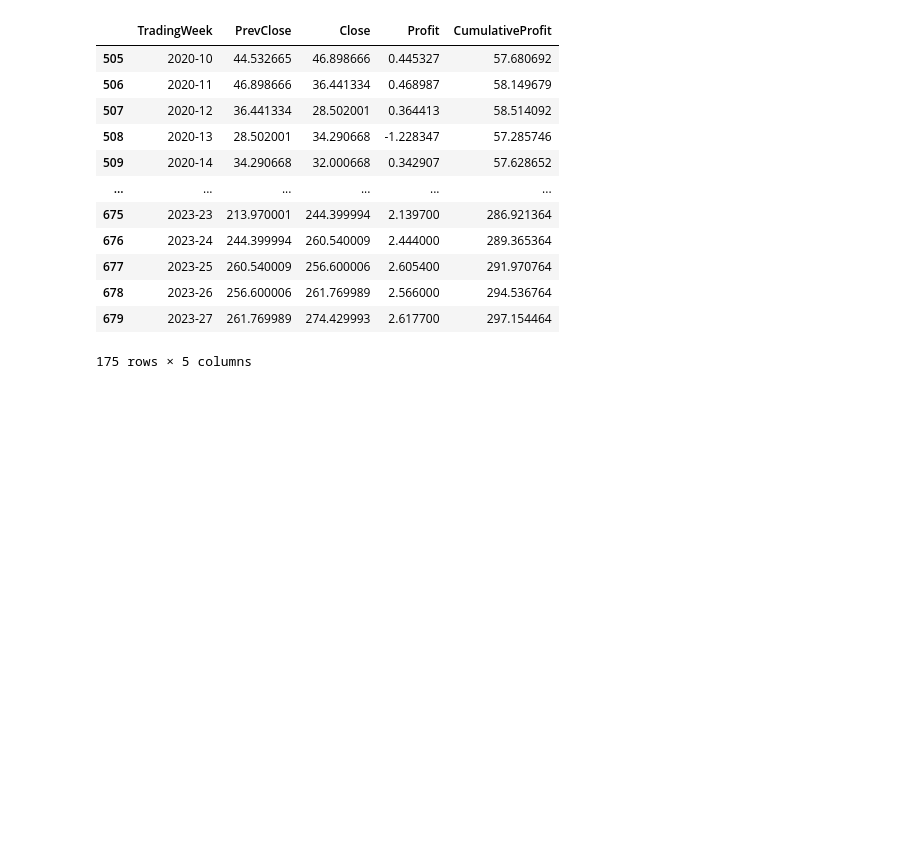
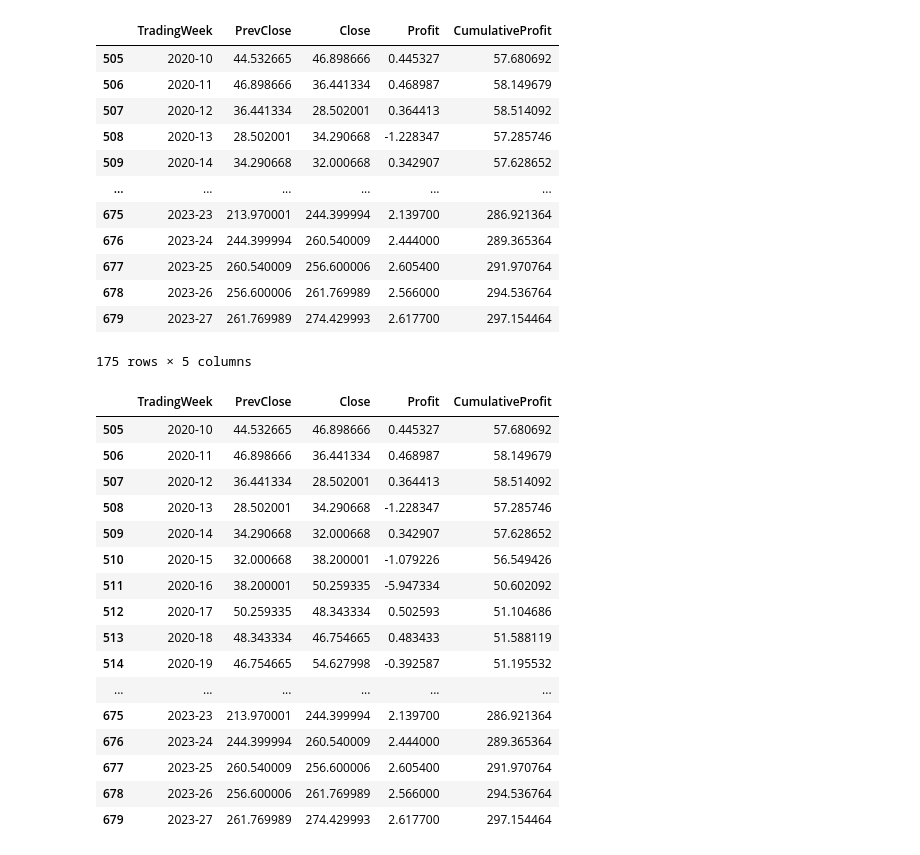
Before and after one commit to lizhicq/FastIsSlow, a Jupyter notebook: Analyze.ipynb, the cells around one changed output. Drawn from its saved outputs; the diff is of its cells as text; code cells hidden in the pictures; blank space fills up the shorter version.

Commit message:
Adjust setting these options, you can ensure that all rows and columns are shown without truncation.

```diff
--- a/Analyze.ipynb
+++ b/Analyze.ipynb
@@ -61,3 +61,26 @@ recent_years_df
 | 678 | 2023-26 | 256.600006 | 261.769989 | 2.566000 | 294.536764 |
 | 679 | 2023-27 | 261.769989 | 274.429993 | 2.617700 | 297.154464 |
 175 rows × 5 columns
+# %%
+# Adjust display options
+pd.set_option('display.max_rows', 1000)
+pd.set_option('display.max_columns', 100)
+recent_years_df
+# %% [output]
+|  | TradingWeek | PrevClose | Close | Profit | CumulativeProfit |
+| 505 | 2020-10 | 44.532665 | 46.898666 | 0.445327 | 57.680692 |
+| 506 | 2020-11 | 46.898666 | 36.441334 | 0.468987 | 58.149679 |
+| 507 | 2020-12 | 36.441334 | 28.502001 | 0.364413 | 58.514092 |
+| 508 | 2020-13 | 28.502001 | 34.290668 | -1.228347 | 57.285746 |
+| 509 | 2020-14 | 34.290668 | 32.000668 | 0.342907 | 57.628652 |
+| 510 | 2020-15 | 32.000668 | 38.200001 | -1.079226 | 56.549426 |
+| 511 | 2020-16 | 38.200001 | 50.259335 | -5.947334 | 50.602092 |
+| 512 | 2020-17 | 50.259335 | 48.343334 | 0.502593 | 51.104686 |
+| 513 | 2020-18 | 48.343334 | 46.754665 | 0.483433 | 51.588119 |
+| 514 | 2020-19 | 46.754665 | 54.627998 | -0.392587 | 51.195532 |
+| ... | ... | ... | ... | ... | ... |
+| 675 | 2023-23 | 213.970001 | 244.399994 | 2.139700 | 286.921364 |
+| 676 | 2023-24 | 244.399994 | 260.540009 | 2.444000 | 289.365364 |
+| 677 | 2023-25 | 260.540009 | 256.600006 | 2.605400 | 291.970764 |
+| 678 | 2023-26 | 256.600006 | 261.769989 | 2.566000 | 294.536764 |
+| 679 | 2023-27 | 261.769989 | 274.429993 | 2.617700 | 297.154464 |
```
